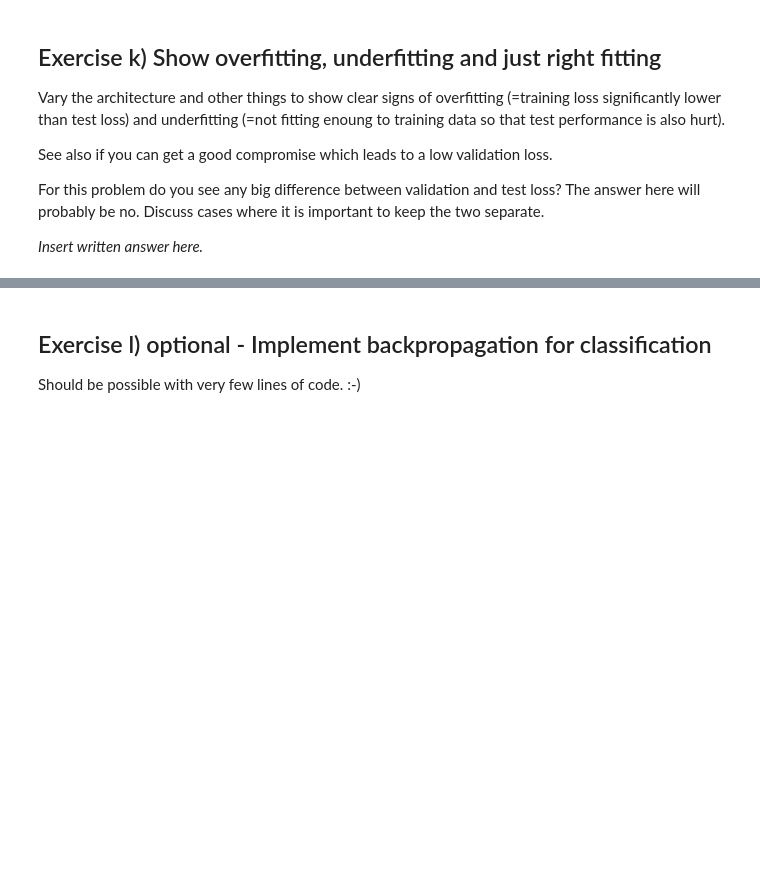
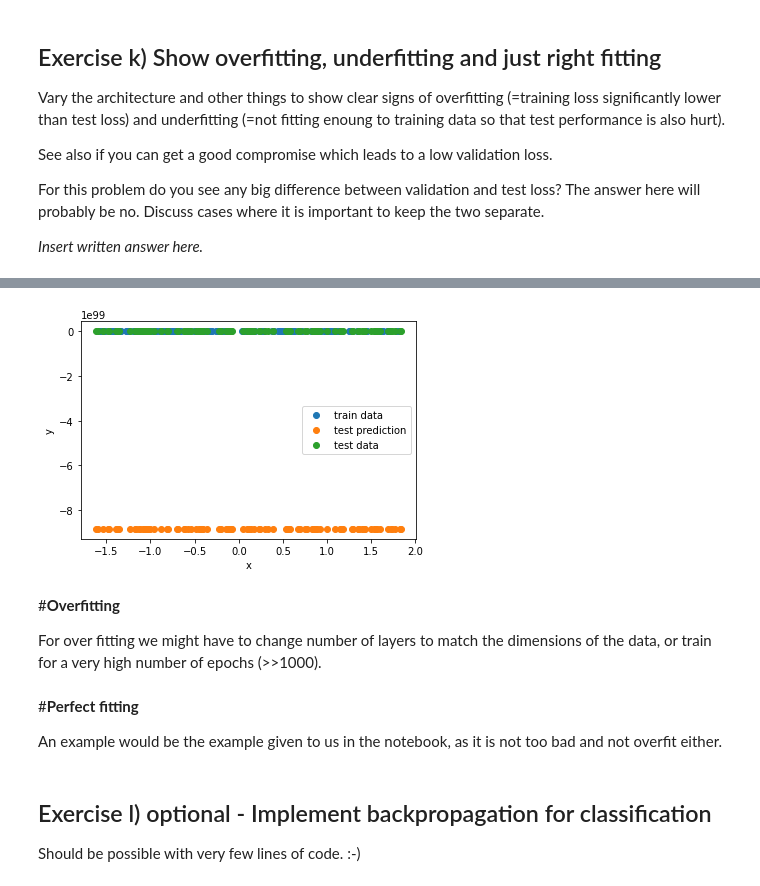
Before and after one commit to siddhijain25/02456-deep-learning-with-PyTorch, a Jupyter notebook: 2_Feedforward_Python/2.1-EXE-FNN-AutoDif-Nanograd.ipynb, the cells around one changed output, grey strips where cells are left out. Drawn from its saved outputs; the diff is of its cells as text; code cells hidden in the pictures; blank space fills up the shorter version.

```diff
--- a/2_Feedforward_Python/2.1-EXE-FNN-AutoDif-Nanograd.ipynb
+++ b/2_Feedforward_Python/2.1-EXE-FNN-AutoDif-Nanograd.ipynb
@@ -943,3 +1047,31 @@ Next week we will see how to perform classification in PyTorch.
+# %%
+x_test_np = Var_to_nparray(x_test)
+x_train_np = Var_to_nparray(x_train)
+y_train_np = Var_to_nparray(y_train)
+if D1:
+    plt.scatter(x_train_np, y_train_np, label="train data");
+    plt.scatter(x_test_np, Var_to_nparray(output_test), label="test prediction");
+    plt.scatter(x_test_np, y_test_np, label="test data");
+    plt.legend();
+    plt.xlabel("x");
+    plt.ylabel("y");
+else:
+    plt.scatter(x_train_np[:,1], y_train, label="train data");
+    plt.scatter(x_test_np[:,1], Var_to_nparray(output_test), label="test data prediction");
+    plt.scatter(x_test_np[:,1], y_test_np, label="test data");
+    plt.legend();
+    plt.xlabel("x");
+    plt.ylabel("y");
+# %% [output]
+[figure, added]
+# %% [markdown]
+#**Overfitting**
+
+For over fitting we might have to change number of layers to match the dimensions of the data, or train for a very high number of epochs (>>1000).
+# %% [markdown]
+#**Perfect fitting**
+
+An example would be the example given to us in the notebook, as it is not too bad and not overfit either.
 # %% [markdown]
 ## Exercise l) optional - Implement backpropagation for classification
 
```
Also changed, not shown: parts of 19 cells of this notebook.
